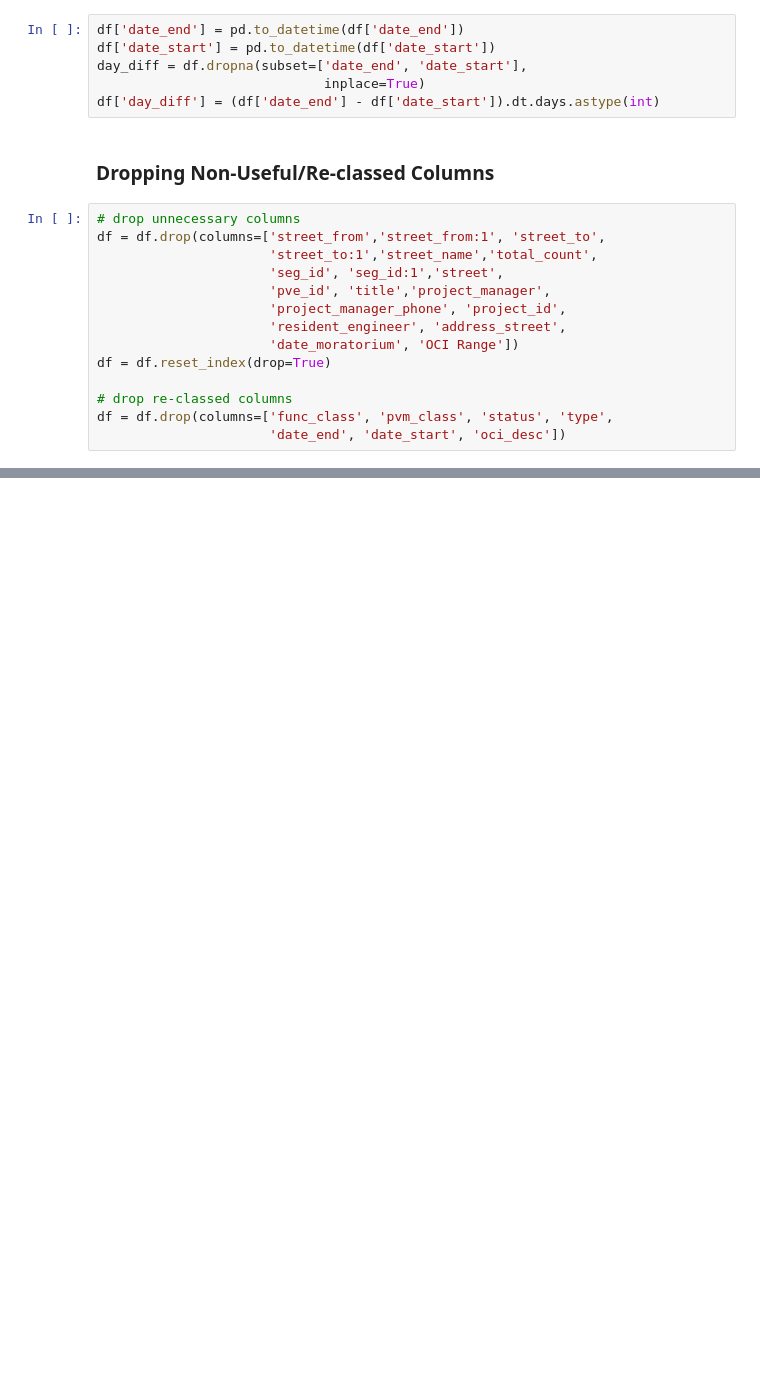
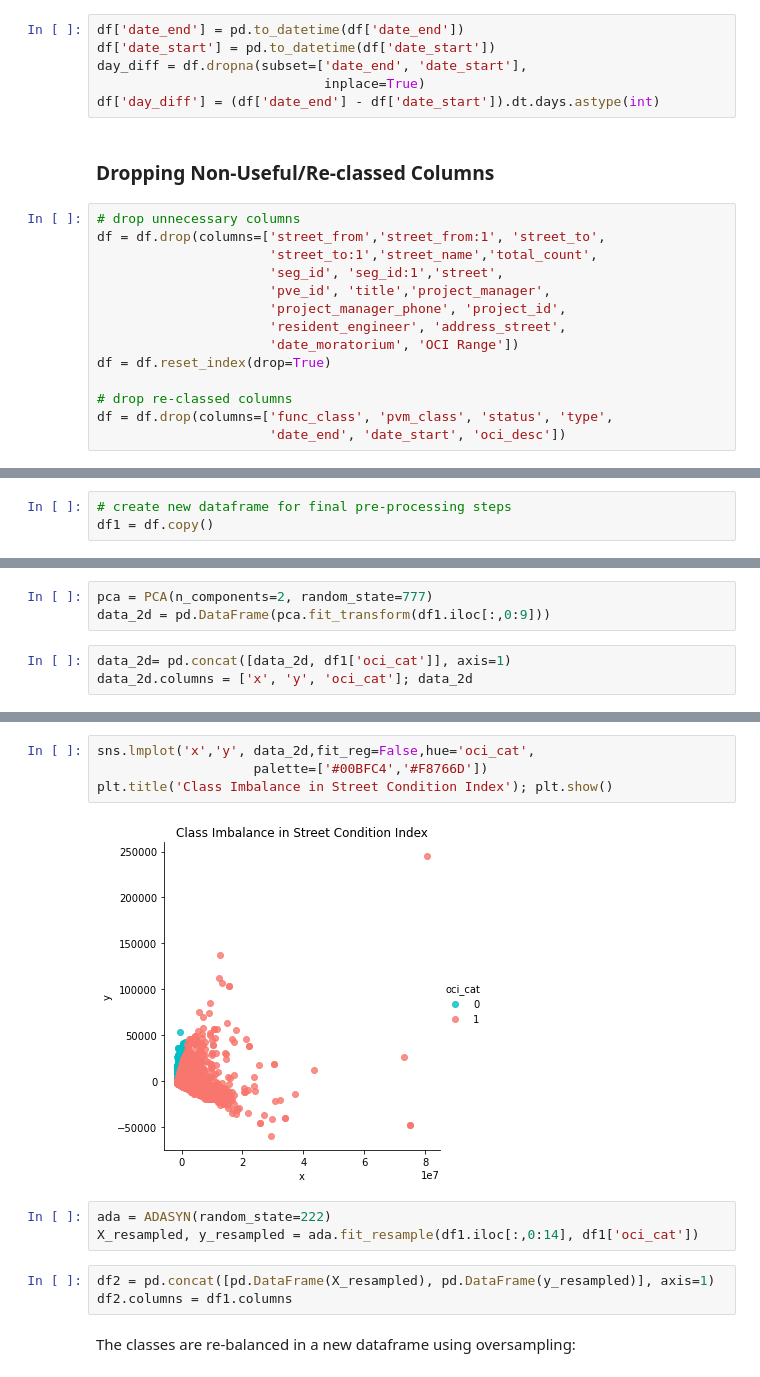
Before and after one commit to lshpaner/sd_streets, a Jupyter notebook: sdstreets.ipynb, the cells around one changed output, grey strips where cells are left out. Drawn from its saved outputs; the diff is of its cells as text; blank space fills up the shorter version.

```diff
--- a/sdstreets.ipynb
+++ b/sdstreets.ipynb
@@ -450,0 +452,3 @@ df.to_csv('sd_roads_dataframe.csv')
+# %%
+# create new dataframe for final pre-processing steps
+df1 = df.copy()
@@ -450,0 +463,6 @@ df.to_csv('sd_roads_dataframe.csv')
+# %%
+pca = PCA(n_components=2, random_state=777)
+data_2d = pd.DataFrame(pca.fit_transform(df1.iloc[:,0:9]))
+# %%
+data_2d= pd.concat([data_2d, df1['oci_cat']], axis=1)
+data_2d.columns = ['x', 'y', 'oci_cat']; data_2d
@@ -450,0 +483,14 @@ df.to_csv('sd_roads_dataframe.csv')
+# %%
+sns.lmplot('x','y', data_2d,fit_reg=False,hue='oci_cat',
+                    palette=['#00BFC4','#F8766D'])
+plt.title('Class Imbalance in Street Condition Index'); plt.show()
+# %% [output]
+[figure, added]
+# %%
+ada = ADASYN(random_state=222)
+X_resampled, y_resampled = ada.fit_resample(df1.iloc[:,0:14], df1['oci_cat'])
+# %%
+df2 = pd.concat([pd.DataFrame(X_resampled), pd.DataFrame(y_resampled)], axis=1)
+df2.columns = df1.columns
+# %% [markdown]
+The classes are re-balanced in a new dataframe using oversampling:
```
Also changed, not shown: parts of 8 cells of this notebook.
